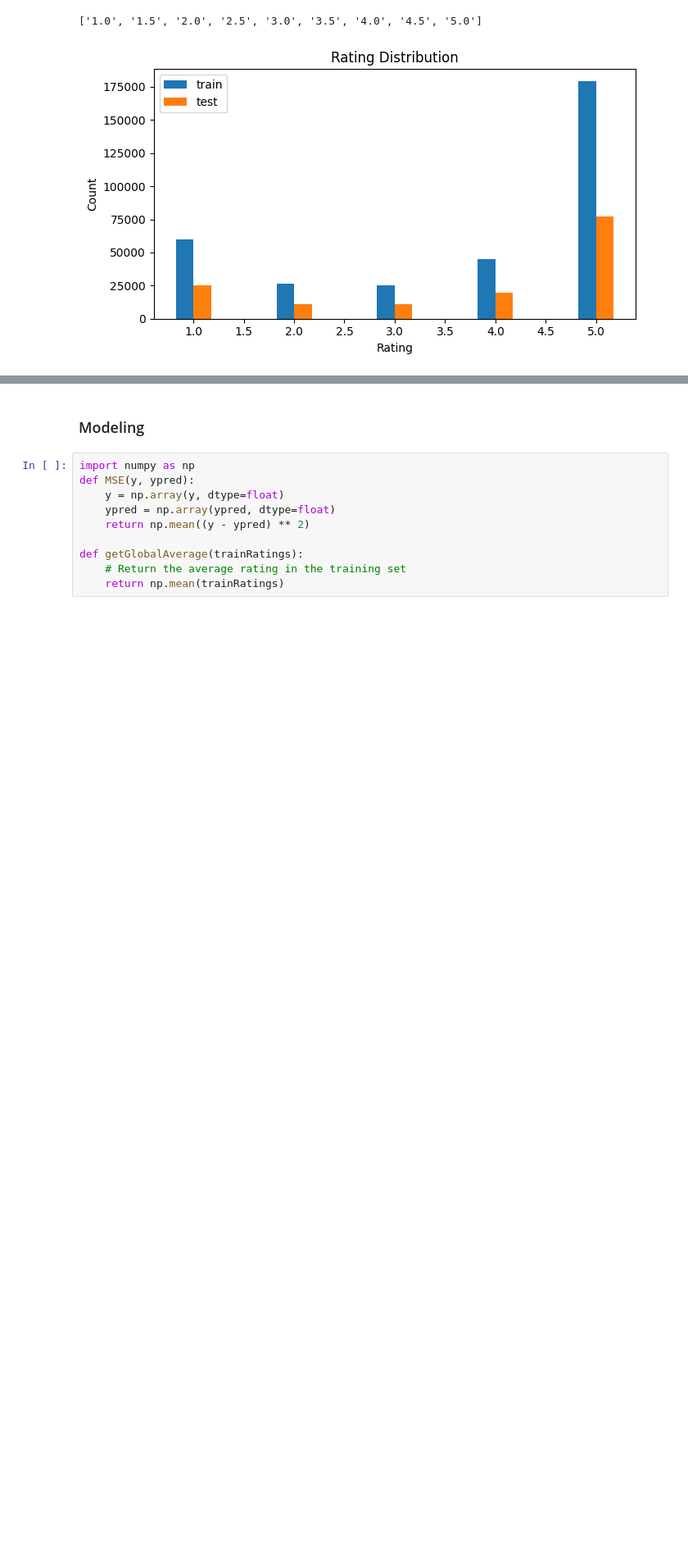
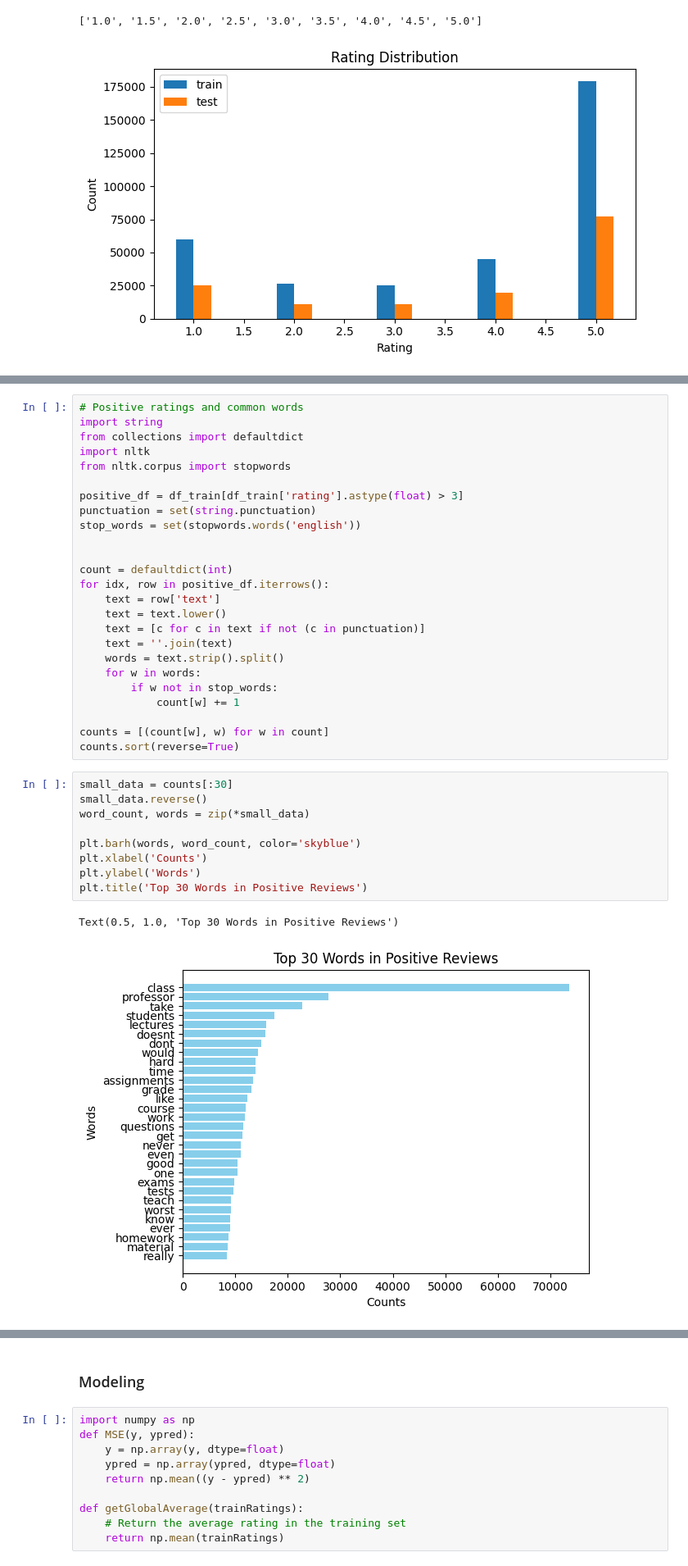
Before and after one commit to JudeRgamba/CSE-158R-Assignment-2, a Jupyter notebook: assignment2.ipynb, the cells around one changed output, grey strips where cells are left out. Shown: that part at 82% size. Drawn from its saved outputs; the diff is of its cells as text; blank space fills up the shorter version.

```diff
--- a/assignment2.ipynb
+++ b/assignment2.ipynb
@@ -102,0 +132,37 @@ plt.show()
+# %%
+# Positive ratings and common words
+import string
+from collections import defaultdict
+import nltk
+from nltk.corpus import stopwords
+
+positive_df = df_train[df_train['rating'].astype(float) > 3]
+punctuation = set(string.punctuation)
+stop_words = set(stopwords.words('english'))
+
+
+count = defaultdict(int)
+for idx, row in positive_df.iterrows():
+    text = row['text']
+    text = text.lower()
+    text = [c for c in text if not (c in punctuation)]
+    text = ''.join(text)
+    words = text.strip().split()
+    for w in words:
+        if w not in stop_words:
+            count[w] += 1
+
+counts = [(count[w], w) for w in count]
+counts.sort(reverse=True)
+# %%
+small_data = counts[:30]
+small_data.reverse()
+word_count, words = zip(*small_data)
+
+plt.barh(words, word_count, color='skyblue')
+plt.xlabel('Counts')
+plt.ylabel('Words')
+plt.title('Top 30 Words in Positive Reviews')
+# %% [output]
+Text(0.5, 1.0, 'Top 30 Words in Positive Reviews')
+[figure, added]
```
Also changed, not shown: parts of 5 cells of this notebook.
